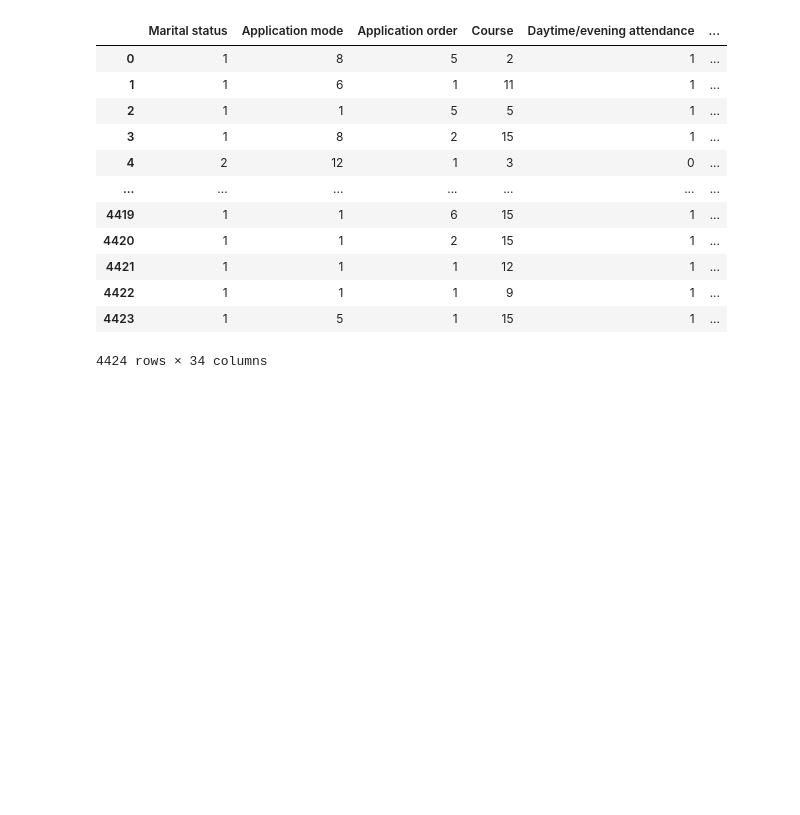
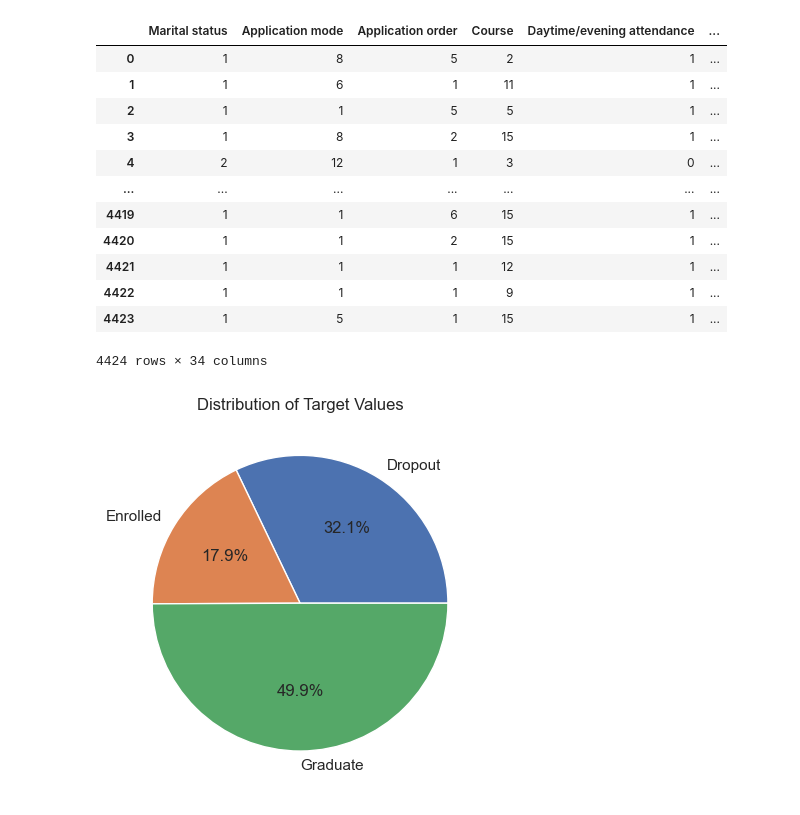
Before and after one commit to samofuture/ML-Final-Project, a Jupyter notebook: Bayesian_Model.ipynb, the cells around one changed output. Saved outputs shown, nothing was run; the diff lists cells and outputs as text; code cells hidden in the pictures; blank space fills up the shorter version.

```diff
--- a/Bayesian_Model.ipynb
+++ b/Bayesian_Model.ipynb
@@ -42,6 +42,13 @@ df
 | 4422 | 1 | 1 | 1 | 9 | 1 | ... |
 | 4423 | 1 | 5 | 1 | 15 | 1 | ... |
 4424 rows × 34 columns
+# %%
+_, counts = np.unique(target, return_counts=True)
+plt.pie(counts, labels=['Dropout', 'Enrolled', 'Graduate'], autopct="%1.1f%%")
+plt.title("Distribution of Target Values")
+plt.show()
+# %% [output]
+[figure, added]
 # %%
 def plot_metrics(accuracies, precisions, recalls):
     fig, ax = plt.subplots()
```
Also changed, not shown: parts of 2 cells of this notebook.
